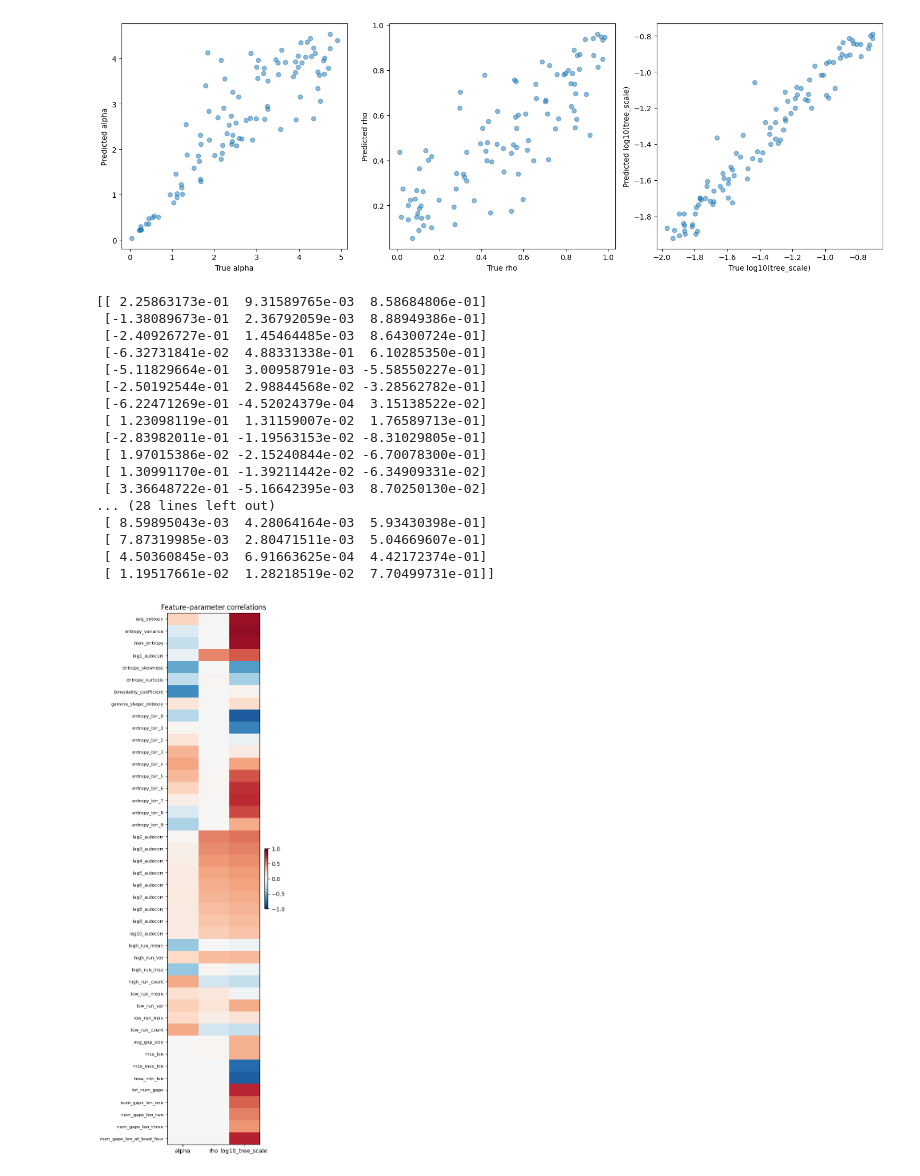
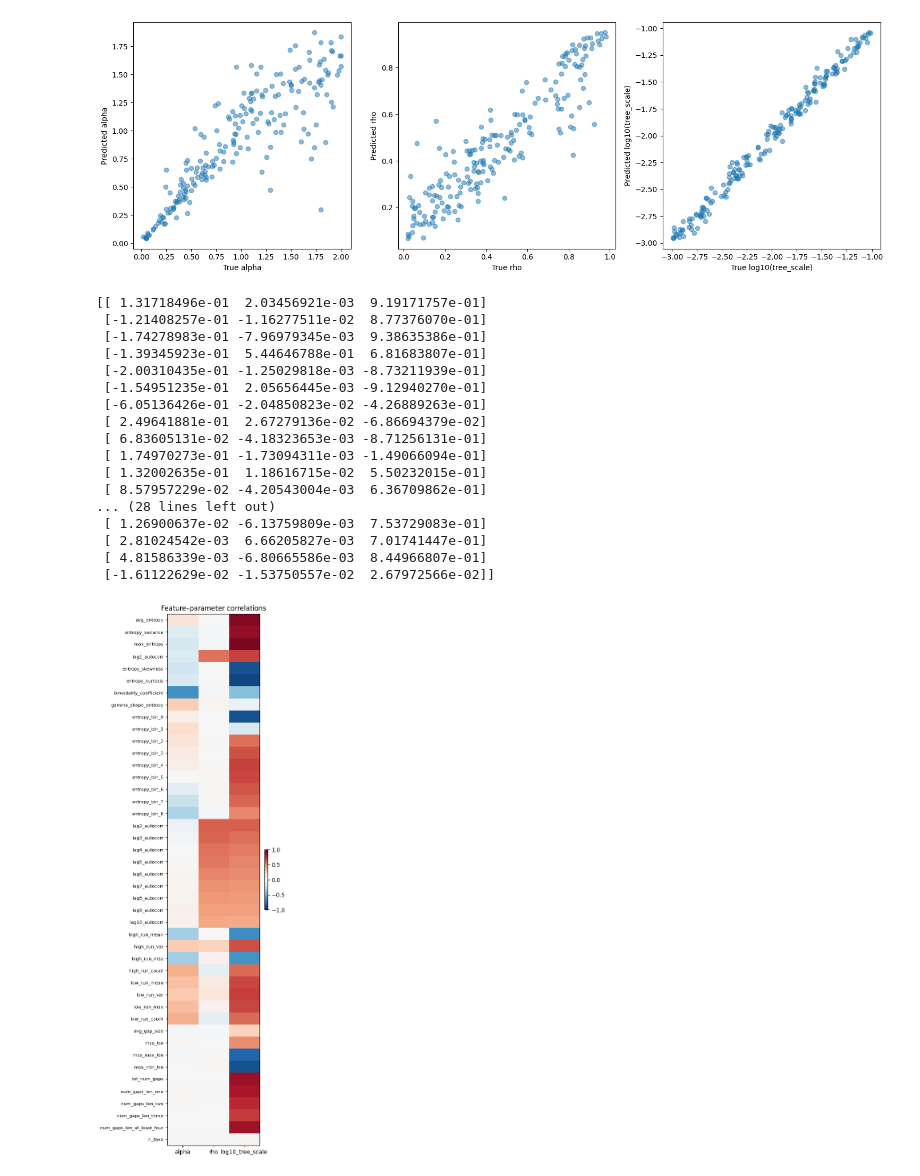
Before and after one commit to elyawy/rateAutoCorrelation, a Jupyter notebook: sbi_pipeline/train_sbi.ipynb, the cells around one changed output. Cells and saved outputs as stored; diff of their text form; code cells hidden in the pictures.

```diff
--- a/sbi_pipeline/train_sbi.ipynb
+++ b/sbi_pipeline/train_sbi.ipynb
@@ -33,8 +33,8 @@ class SimulationParams:
     """Parameters controlling the shape of simulated MSAs."""
     min_taxa: int = 20
     max_taxa: int = 200
-    min_seq_length: int = 100
-    max_seq_length: int = 500
+    min_seq_length: int = 500
+    max_seq_length: int = 1000
 
 
 def generate_random_tree(n_taxa: int, scale: float) -> Tree:
@@ -76,6 +76,7 @@ prior_dist = BoxUniform(
     low=torch.tensor([prior.ALPHA_RANGE[0], prior.RHO_RANGE[0], math.log10(prior.TREE_SCALE_RANGE[0])]),
     high=torch.tensor([prior.ALPHA_RANGE[1], prior.RHO_RANGE[1], math.log10(prior.TREE_SCALE_RANGE[1])])
 )
+
 
 
 def simulate(theta: torch.Tensor):
@@ -135,7 +136,7 @@ Sampled parameters (alpha, rho, tree_scale): tensor([[ 2.1241,  0.9006, -1.1642]
 # %%
 
 # print("Calculated features:", feature_0)
-num_simulations = 20000
+num_simulations = 5000
 thetas, features = simulate_for_sbi(simulate, prior_dist,
                                     num_simulations=num_simulations,
                                     num_workers=7)  # Simulate MSAs and calculate features for each
@@ -168,3 +162,0 @@ ValueError: This neural network has already been trained. If you want to continu
-# %%
-inference.append_simulations(new_thetas, new_features).train(force_first_round_loss=True)
-posterior = inference.build_posterior()
@@ -173,16 +170,13 @@ posterior = inference.build_posterior()
 # %%
 # test accuracy of model on a new simulation
-theta_test = prior_dist.sample((100,))
-features_test = simulate(theta_test)
-posterior_samples_test = posterior.sample_batched((1000,), x=features_test)
+true_parameters = prior_dist.sample((200,))
+infered_params = []
 
-# compute R^2 between true parameters (theta_test) and posterior samples mean
-# fore each parameter (alpha, rho, tree_scale)
+for i in true_parameters:
+    print("Testing on parameters (alpha, rho, tree_scale):", i)
+    features_test = simulate(i.unsqueeze(0))
+    posterior_samples_test = posterior.sample((1000,), x=features_test, show_progress_bars=False)
+    infered_params.append(posterior_samples_test.median(dim=0).values)
 
-r2_alpha = 1 - torch.sum((posterior_samples_test[:, :, 0].mean(dim=0) - theta_test[:, 0]) ** 2) / torch.sum((theta_test[:, 0] - theta_test[:, 0].mean()) ** 2)
-r2_rho = 1 - torch.sum((posterior_samples_test[:, :, 1].mean(dim=0) - theta_test[:, 1]) ** 2) / torch.sum((theta_test[:, 1] - theta_test[:, 1].mean()) ** 2)
-r2_tree_scale = 1 - torch.sum((posterior_samples_test[:, :, 2].mean(dim=0) - theta_test[:, 2]) ** 2) / torch.sum((theta_test[:, 2] - theta_test[:, 2].mean()) ** 2)
-print("Test set R^2 (alpha):", r2_alpha)
-print("Test set R^2 (rho):", r2_rho)
-print("Test set R^2 (tree_scale):", r2_tree_scale)
+infered_params = torch.stack(infered_params)
 # %% [output]
@@ -194,21 +217,21 @@ Test set R^2 (tree_scale): tensor(0.9461)
 import matplotlib.pyplot as plt
 plt.figure(figsize=(15, 5))
 plt.subplot(1, 3, 1)
-plt.scatter(theta_test[:, 0].numpy(), posterior_samples_test[:, :, 0].mean(dim=0).numpy(), alpha=0.5)
+plt.scatter(true_parameters[:, 0].numpy(), infered_params[:, 0].numpy(), alpha=0.5)
 plt.xlabel("True alpha")
 plt.ylabel("Predicted alpha")
 plt.subplot(1, 3, 2)
-plt.scatter(theta_test[:, 1].numpy(), posterior_samples_test[:, :, 1].mean(dim=0).numpy(), alpha=0.5)
+plt.scatter(true_parameters[:, 1].numpy(), infered_params[:, 1].numpy(), alpha=0.5)
 plt.xlabel("True rho")
 plt.ylabel("Predicted rho")
 plt.subplot(1, 3, 3)
-plt.scatter(theta_test[:, 2].numpy(), posterior_samples_test[:, :, 2].mean(dim=0).numpy(), alpha=0.5)
+plt.scatter(true_parameters[:, 2].numpy(), infered_params[:, 2].numpy(), alpha=0.5)
 plt.xlabel("True log10(tree_scale)")
 plt.ylabel("Predicted log10(tree_scale)")
 plt.tight_layout()
 plt.show()
 # %% [output]
-[figure, old version]
+[figure, new version]
 # %%
 import numpy as np
 import matplotlib.pyplot as plt
@@ -217,51 +240,50 @@ FEATURE_NAMES = [
     'avg_entropy', 'entropy_variance', 'max_entropy', 'lag1_autocorr',
     'entropy_skewness', 'entropy_kurtosis', 'bimodality_coefficient', 'gamma_shape_entropy',
     'entropy_bin_0', 'entropy_bin_1', 'entropy_bin_2', 'entropy_bin_3', 'entropy_bin_4',
-    'entropy_bin_5', 'entropy_bin_6', 'entropy_bin_7', 'entropy_bin_8', 'entropy_bin_9',
+    'entropy_bin_5', 'entropy_bin_6', 'entropy_bin_7', 'entropy_bin_8',
     'lag2_autocorr', 'lag3_autocorr', 'lag4_autocorr', 'lag5_autocorr', 'lag6_autocorr',
     'lag7_autocorr', 'lag8_autocorr', 'lag9_autocorr', 'lag10_autocorr',
     'high_run_mean', 'high_run_var', 'high_run_max', 'high_run_count',
     'low_run_mean',  'low_run_var',  'low_run_max',  'low_run_count',
     'avg_gap_size', 'msa_len', 'msa_max_len', 'msa_min_len', 'tot_num_gaps',
     'num_gaps_len_one', 'num_gaps_len_two', 'num_gaps_len_three', 'num_gaps_len_at_least_four',
+    'n_taxa'
 ]
 PARAM_NAMES = ['alpha', 'rho', 'log10_tree_scale']
 
 F = features.numpy()
 T = thetas.numpy()
 # add new features and parameters from new_thetas and new_features
-F = np.concatenate([F, new_features.numpy()], axis=0)
-T = np.concatenate([T, new_thetas.numpy()], axis=0)
 
 corr = np.array([[np.corrcoef(F[:, i], T[:, j])[0, 1]
                   for j in range(3)]
                  for i in range(len(FEATURE_NAMES))])
 print(corr)
 fig, ax = plt.subplots(figsize=(5, 14))
 im = ax.imshow(corr, aspect='auto', cmap='RdBu_r', vmin=-1, vmax=1)
 ax.set_xticks(range(3)); ax.set_xticklabels(PARAM_NAMES)
 ax.set_yticks(range(len(FEATURE_NAMES))); ax.set_yticklabels(FEATURE_NAMES, fontsize=8)
 plt.colorbar(im, ax=ax, fraction=0.03)
 plt.title('Feature–parameter correlations')
 plt.tight_layout()
 plt.show()
 # %% [output]
-[[ 2.25863173e-01  9.31589765e-03  8.58684806e-01]
- [-1.38089673e-01  2.36792059e-03  8.88949386e-01]
- [-2.40926727e-01  1.45464485e-03  8.64300724e-01]
- [-6.32731841e-02  4.88331338e-01  6.10285350e-01]
- [-5.11829664e-01  3.00958791e-03 -5.58550227e-01]
- [-2.50192544e-01  2.98844568e-02 -3.28562782e-01]
- [-6.22471269e-01 -4.52024379e-04  3.15138522e-02]
- [ 1.23098119e-01  1.31159007e-02  1.76589713e-01]
- [-2.83982011e-01 -1.19563153e-02 -8.31029805e-01]
- [ 1.97015386e-02 -2.15240844e-02 -6.70078300e-01]
- [ 1.30991170e-01 -1.39211442e-02 -6.34909331e-02]
- [ 3.36648722e-01 -5.16642395e-03  8.70250130e-02]
+[[ 1.31718496e-01  2.03456921e-03  9.19171757e-01]
+ [-1.21408257e-01 -1.16277511e-02  8.77376070e-01]
+ [-1.74278983e-01 -7.96979345e-03  9.38635386e-01]
+ [-1.39345923e-01  5.44646788e-01  6.81683807e-01]
+ [-2.00310435e-01 -1.25029818e-03 -8.73211939e-01]
+ [-1.54951235e-01  2.05656445e-03 -9.12940270e-01]
+ [-6.05136426e-01 -2.04850823e-02 -4.26889263e-01]
+ [ 2.49641881e-01  2.67279136e-02 -6.86694379e-02]
+ [ 6.83605131e-02 -4.18323653e-03 -8.71256131e-01]
+ [ 1.74970273e-01 -1.73094311e-03 -1.49066094e-01]
+ [ 1.32002635e-01  1.18616715e-02  5.50232015e-01]
+ [ 8.57957229e-02 -4.20543004e-03  6.36709862e-01]
 ... (28 lines left out)
- [ 8.59895043e-03  4.28064164e-03  5.93430398e-01]
- [ 7.87319985e-03  2.80471511e-03  5.04669607e-01]
- [ 4.50360845e-03  6.91663625e-04  4.42172374e-01]
- [ 1.19517661e-02  1.28218519e-02  7.70499731e-01]]
+ [ 1.26900637e-02 -6.13759809e-03  7.53729083e-01]
+ [ 2.81024542e-03  6.66205827e-03  7.01741447e-01]
+ [ 4.81586339e-03 -6.80665586e-03  8.44966807e-01]
+ [-1.61122629e-02 -1.53750557e-02  2.67972566e-02]]
-[figure, old version]
+[figure, new version]
 # %%
```
Also changed, not shown: parts of 10 cells of this notebook, 2 other files.
